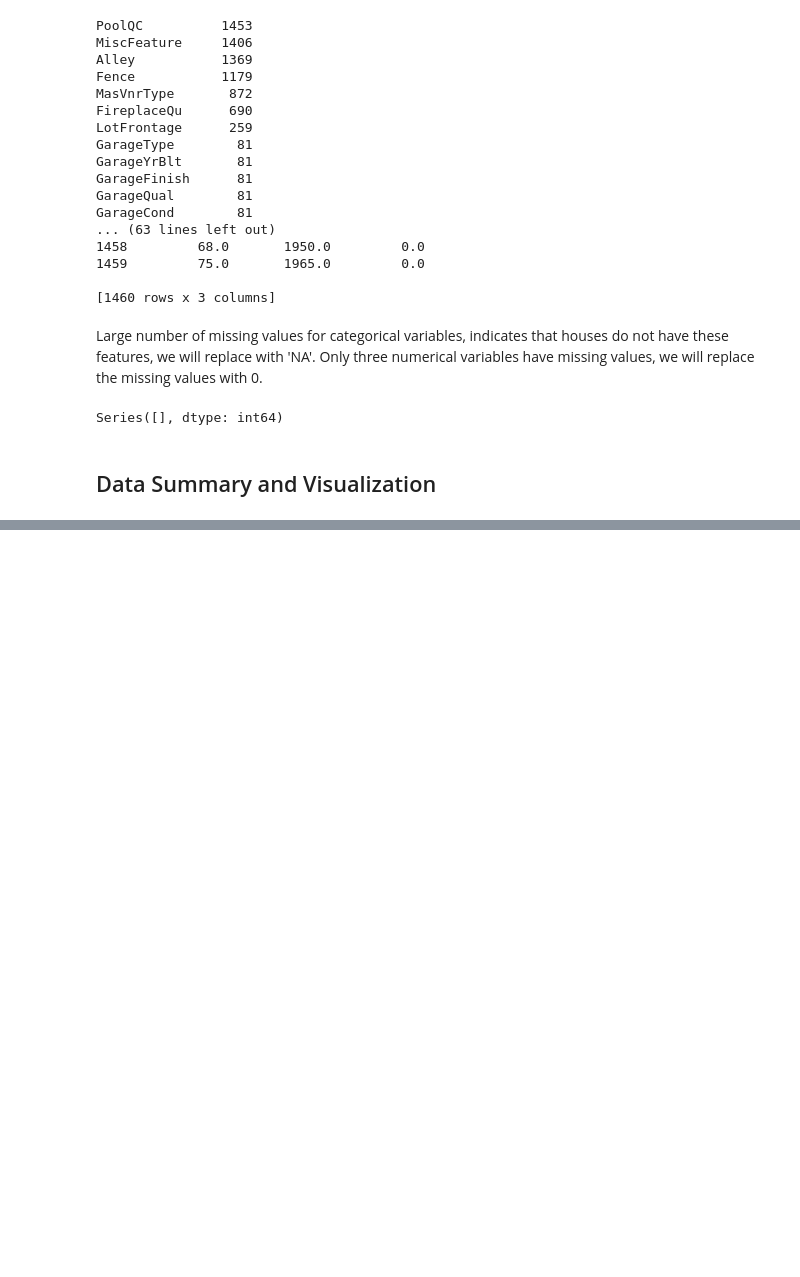
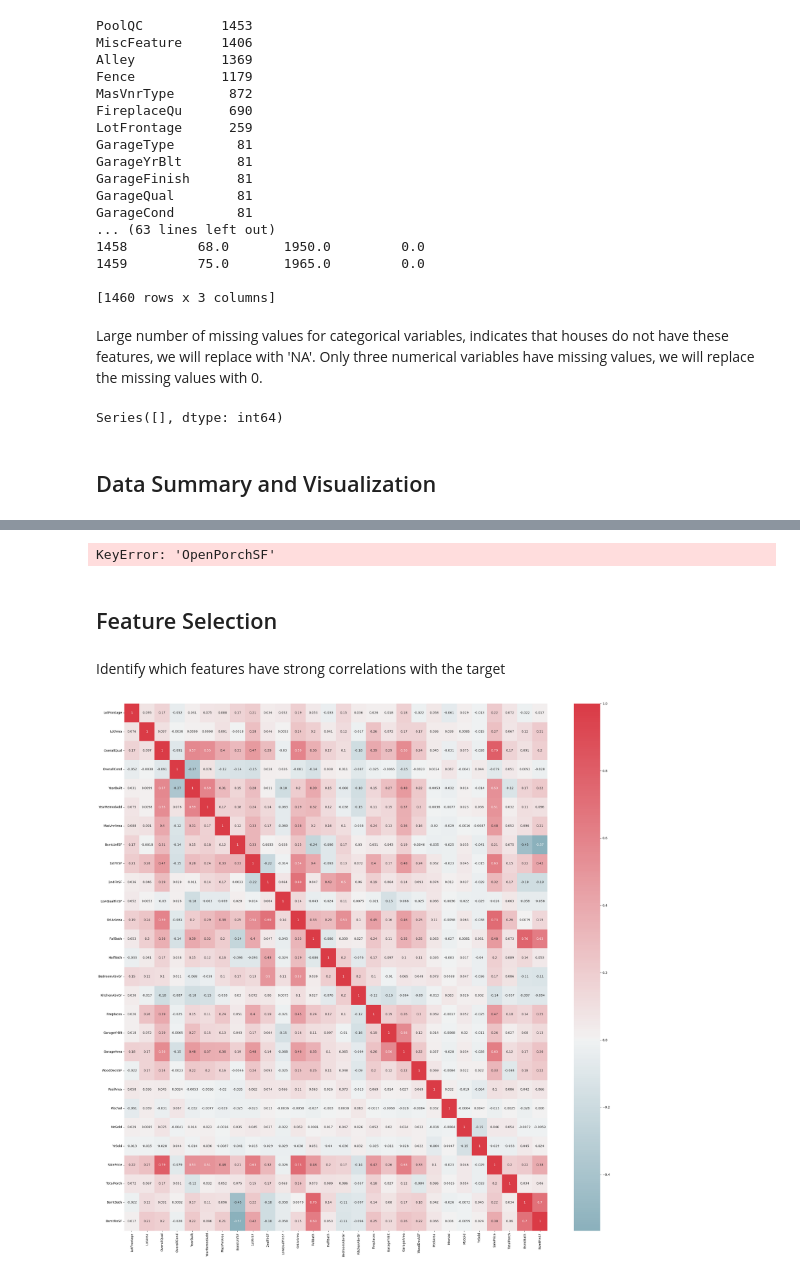
Before and after one commit to lrongyi/House-Prices, a Jupyter notebook: house_prices.ipynb, the cells around one changed output, grey strips where cells are left out. Saved outputs shown, nothing was run; the diff lists cells and outputs as text; code cells hidden in the pictures; blank space fills up the shorter version.

```diff
--- a/house_prices.ipynb
+++ b/house_prices.ipynb
@@ -166,0 +259,37 @@ Name: count, dtype: int64
+# %%
+# Combine Porch Area
+train_df["TotalPorch"] = train_df["OpenPorchSF"] + train_df["EnclosedPorch"] + train_df["3SsnPorch"] + train_df["ScreenPorch"]
+
+# Baths
+train_df["FullBath"] = train_df["BsmtFullBath"] + train_df["FullBath"]
+train_df["HalfBath"] = train_df["HalfBath"] + train_df["BsmtHalfBath"]
+
+# Basement Finished
+train_df["BsmtFinSF"] = train_df["BsmtFinSF1"] + train_df["BsmtFinSF2"]
+
+# Drop columns
+# Drop GarageCars, TotRmsAbvGrd, BsmtFinSF1, BsmtFinSF2, TotalBsmtSF
+drop_cols = ["GarageCars", "TotRmsAbvGrd", "BsmtFinSF1", "BsmtFinSF2", "TotalBsmtSF", "BsmtHalfBath", "BsmtFullBath", "OpenPorchSF", "EnclosedPorch", "3SsnPorch", "ScreenPorch"]
+train_df = train_df.drop(columns=drop_cols)
+# %% [output]
+KeyError: 'OpenPorchSF'
+# %%
+# Remove outliers
+outliers = []
+
+outliers.extend(train_df[train_df["BsmtFinSF"] > 5000].index.tolist())
+outliers.extend(train_df[train_df["TotalPorch"] > 1000].index.tolist())
+
+outliers = set(outliers)
+train_df = train_df.drop(outliers)
+# %% [markdown]
+## Feature Selection
+# %% [markdown]
+Identify which features have strong correlations with the target
+# %%
+plt.figure(figsize=(25,25))
+sns.heatmap(train_df[numerical_columns].corr(), annot=True, cmap=sns.diverging_palette(220, 10, as_cmap=True), center=0.0)
+plt.tight_layout()
+plt.show()
+# %% [output]
+[figure, added]
```
Also changed, not shown: parts of 14 cells of this notebook.
